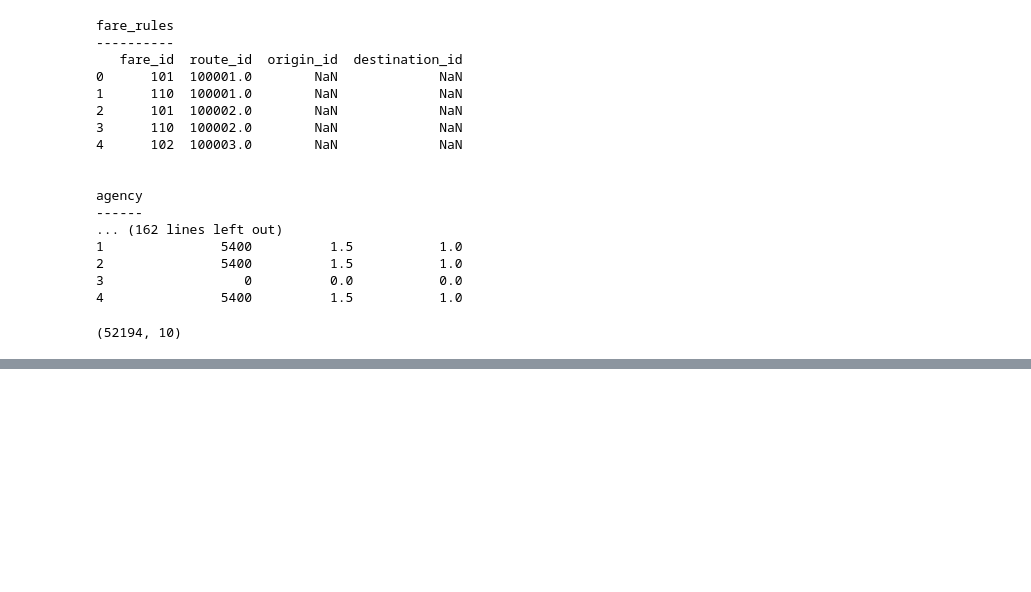
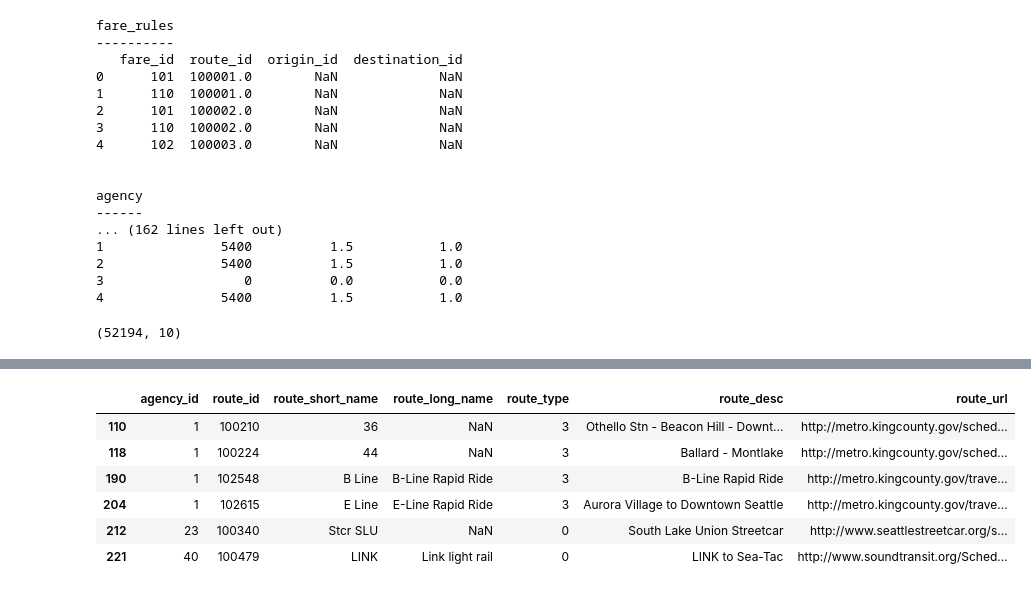
Before and after one commit to mileserickson/tripshark, a Jupyter notebook: nb/GTFS-EDA.ipynb, the cells around one changed output, grey strips where cells are left out. Saved outputs shown, nothing was run; the diff lists cells and outputs as text; code cells hidden in the pictures; blank space fills up the shorter version.

```diff
--- a/nb/GTFS-EDA.ipynb
+++ b/nb/GTFS-EDA.ipynb
@@ -44,0 +65,4 @@ gtfs['trips'].shape
+# %%
+top_shapes = gtfs['trips'].groupby('shape_id').count()['trip_id'].sort_values(ascending=False).head(10)
+tsi = top_shapes.index
+set(tsi)
@@ -44,0 +80,12 @@ gtfs['trips'].shape
+# %%
+tr = gtfs['trips'][gtfs['trips']['shape_id'].isin(tsi)]['route_id'].unique()
+# %%
+gtfs['routes'][gtfs['routes']['route_id'].isin(tr)]
+# %% [output]
+|  | agency_id | route_id | route_short_name | route_long_name | route_type | route_desc | route_url |
+| 110 | 1 | 100210 | 36 | NaN | 3 | Othello Stn - Beacon Hill - Downt... | http://metro.kingcounty.gov/sched... |
+| 118 | 1 | 100224 | 44 | NaN | 3 | Ballard - Montlake | http://metro.kingcounty.gov/sched... |
+| 190 | 1 | 102548 | B Line | B-Line Rapid Ride | 3 | B-Line Rapid Ride | http://metro.kingcounty.gov/trave... |
+| 204 | 1 | 102615 | E Line | E-Line Rapid Ride | 3 | Aurora Village to Downtown Seattle | http://metro.kingcounty.gov/trave... |
+| 212 | 23 | 100340 | Stcr SLU | NaN | 0 | South Lake Union Streetcar | http://www.seattlestreetcar.org/s... |
+| 221 | 40 | 100479 | LINK | Link light rail | 0 | LINK to Sea-Tac | http://www.soundtransit.org/Sched... |
```
Also changed, not shown: parts of 11 cells of this notebook.
